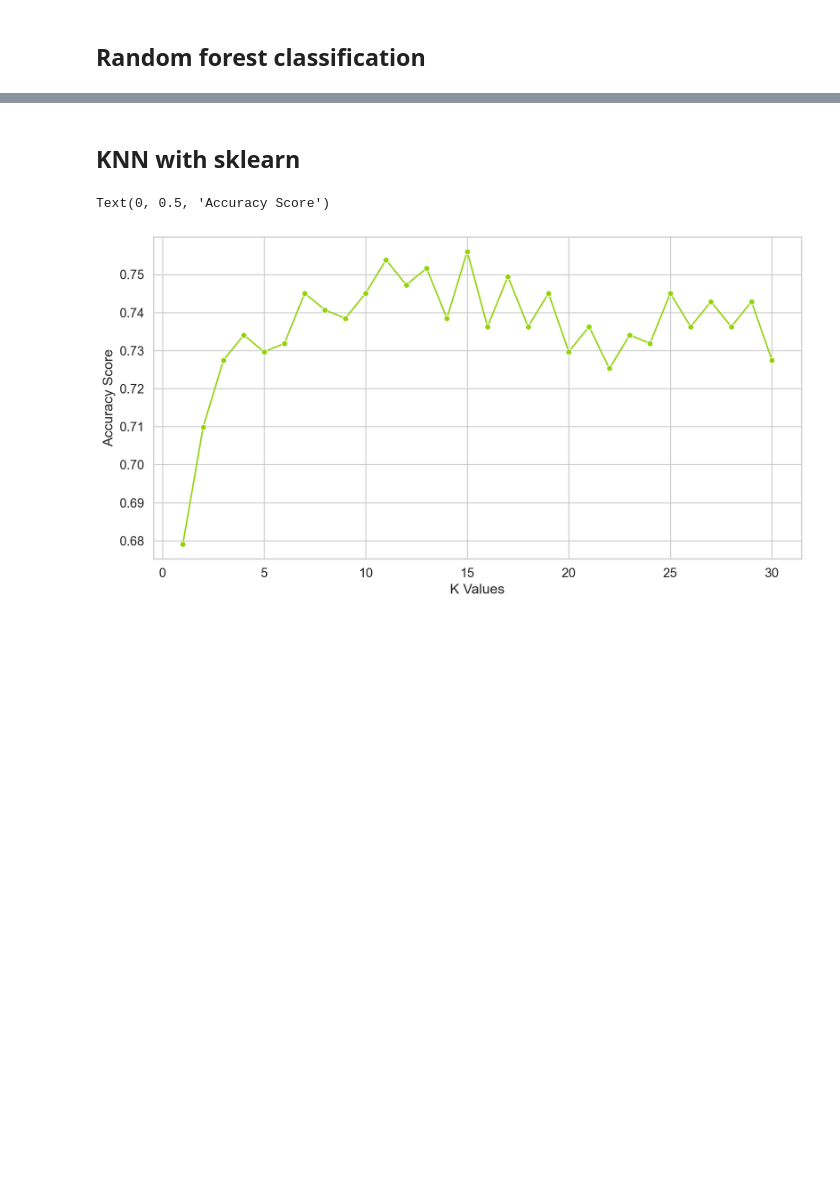
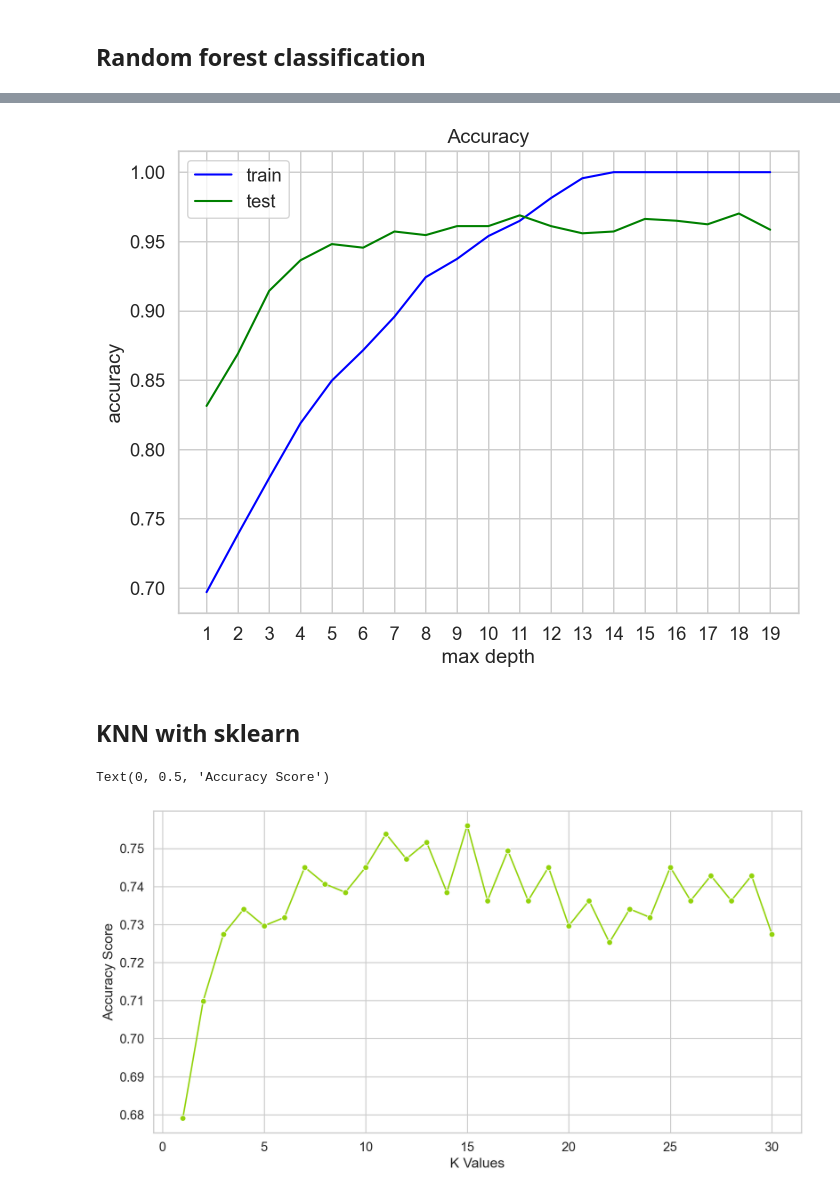
Before and after one commit to marara02/driver_behaviour_dl_ml, a Jupyter notebook: model.ipynb, the cells around one changed output, grey strips where cells are left out. Saved outputs shown, nothing was run; the diff lists cells and outputs as text; code cells hidden in the pictures; blank space fills up the shorter version.

```diff
--- a/model.ipynb
+++ b/model.ipynb
@@ -805,5 +829,5 @@ df_merged
 # %%
 # Changing labels
 class_mapping = {'NORMAL': 1, 'AGGRESSIVE': 2}
-df_train['Class'] = df_train['Class'].replace(class_mapping)
-df_test['Class'] = df_test['Class'].replace(class_mapping)
+df_train_2_cl['Class'] = df_train_2_cl['Class'].replace(class_mapping)
+df_test_2_cl['Class'] = df_test_2_cl['Class'].replace(class_mapping)
@@ -812,7 +852,7 @@ df_train_2_cl = df_train_2_cl.dropna()
 # %%
 df_test_2_cl = df_test_2_cl.dropna()
 # %%
-window_size = 8
+window_size = 4 # check is diffetent windows
 
 # Extract features and labels
 X_train_rf, y_train_rf = extract_features(df_train_2_cl, window_size)
@@ -838,3 +898,24 @@ Model accuracy score: 0.7948
+# %%
+dt_train_accuracy_list = []
+dt_test_accuracy_list = []
+for depth in range(1,20):
+    dtclf = RandomForestClassifier(max_depth=depth, n_estimators=300)
+    dtclf.fit(X_train_rf, y_train_rf)
+    y_pred_train = dtclf.predict(X_train_rf)
+    dt_train_accuracy_list.append(accuracy_score(y_train_rf, y_pred_train))
+    y_pred_test = dtclf.predict(X_test_rf)
+    dt_test_accuracy_list.append(accuracy_score(y_pred_rf, y_pred_test))
+# %%
+plt.plot(range(1,20), dt_train_accuracy_list, c='blue', label='train')
+plt.plot(range(1,20), dt_test_accuracy_list, c='green', label='test')
+plt.xticks(range(1,20))
+plt.xlabel('max depth')
+plt.ylabel('accuracy')
+plt.title('Accuracy')
+plt.legend()
+plt.show()
+# %% [output]
+[figure, added]
 # %% [markdown]
 ## KNN with sklearn
 # %%
```
Also changed, not shown: parts of 14 cells of this notebook, 2 other files.
